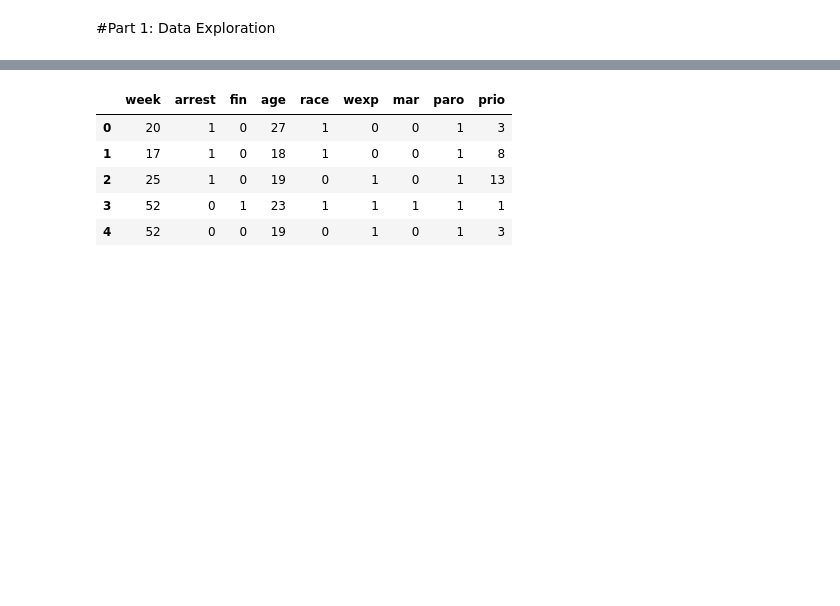
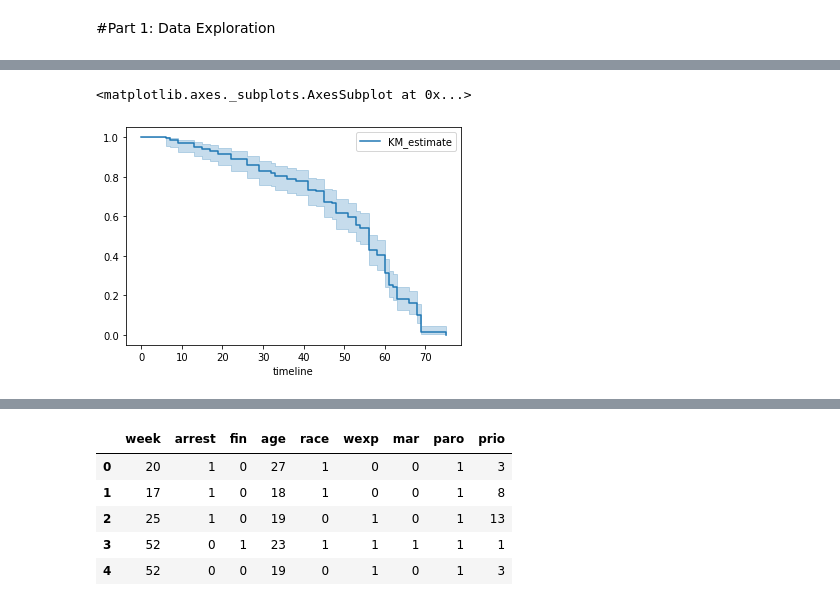
Before and after one commit to nkang917/Credit-Loss-Forecasting, a Jupyter notebook: Lending_Club_Credit_Loss_Forecasting.ipynb, the cells around one changed output, grey strips where cells are left out. Saved outputs shown, nothing was run; the diff lists cells and outputs as text; code cells hidden in the pictures; blank space fills up the shorter version.

```diff
--- a/Lending_Club_Credit_Loss_Forecasting.ipynb
+++ b/Lending_Club_Credit_Loss_Forecasting.ipynb
@@ -76,3 +101,17 @@ from lifelines.datasets import load_rossi
 from lifelines import CoxPHFitter
 rossi = load_rossi()
 cph = CoxPHFitter()
+# %%
+from lifelines import KaplanMeierFitter
+from lifelines.datasets import load_waltons
+
+km = load_waltons()
+T = km['T']
+E = km['E']
+
+kmf = KaplanMeierFitter()
+kmf.fit(T, event_observed=E)
+kmf.plot()
+# %% [output]
+<matplotlib.axes._subplots.AxesSubplot at 0x...>
+[figure, added]
```
Also changed, not shown: parts of 12 cells of this notebook.
